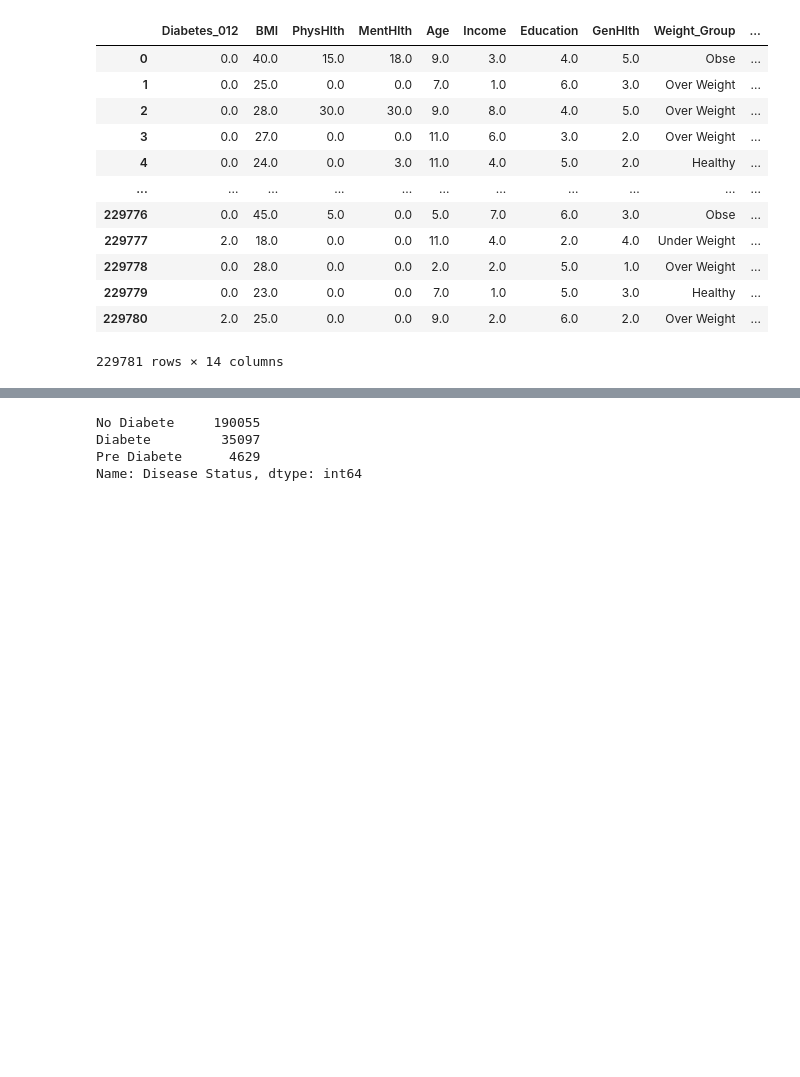
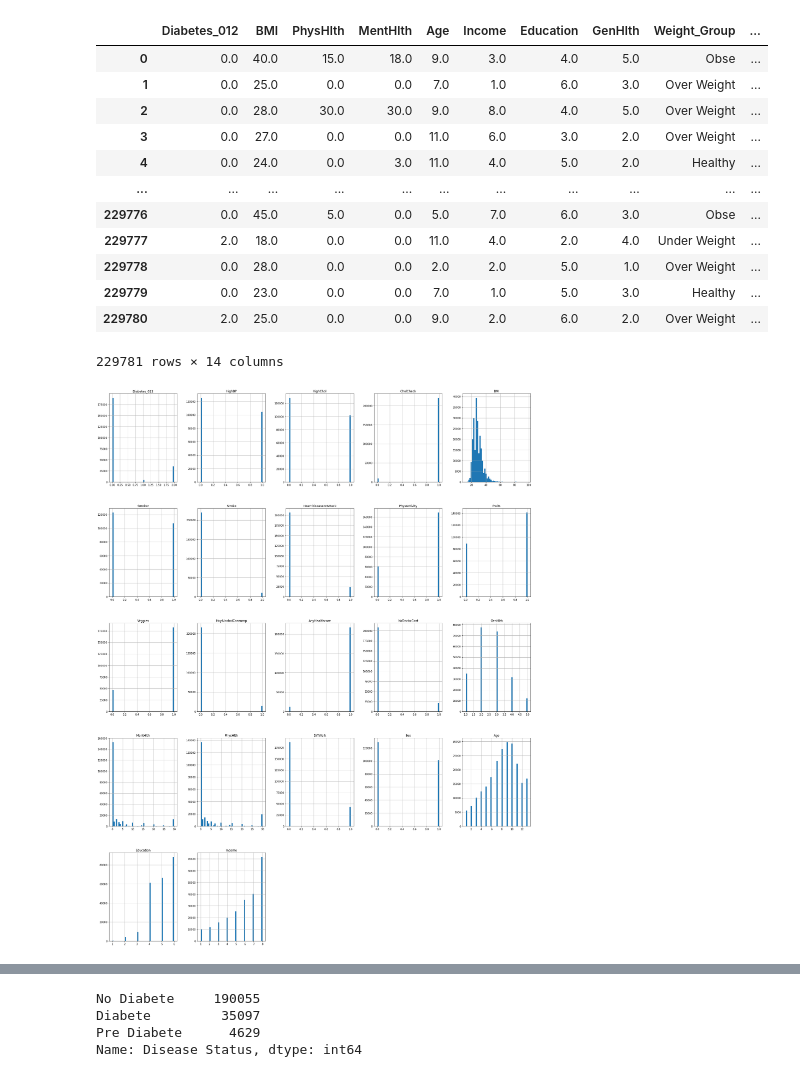
Before and after one commit to MehrdadGh1989/Diabete_Project, a Jupyter notebook: Diabete_Project_With_Jupyter_DataVisualization.ipynb, the cells around one changed output, grey strips where cells are left out. Saved outputs shown, nothing was run; the diff lists cells and outputs as text; code cells hidden in the pictures; blank space fills up the shorter version.

```diff
--- a/Diabete_Project_With_Jupyter_DataVisualization.ipynb
+++ b/Diabete_Project_With_Jupyter_DataVisualization.ipynb
@@ -152,3 +152,9 @@ NoBinaryData_df
 | 229779 | 0.0 | 23.0 | 0.0 | 0.0 | 7.0 | 1.0 | 5.0 | 3.0 | Healthy | ... |
 | 229780 | 2.0 | 25.0 | 0.0 | 0.0 | 9.0 | 2.0 | 6.0 | 2.0 | Over Weight | ... |
 229781 rows × 14 columns
+# %%
+#Histogram
+diabete_df_clean.hist(bins=50,figsize=(30,40))
+plt.show()
+# %% [output]
+[figure, added]
```
Also changed, not shown: parts of 22 cells of this notebook.
